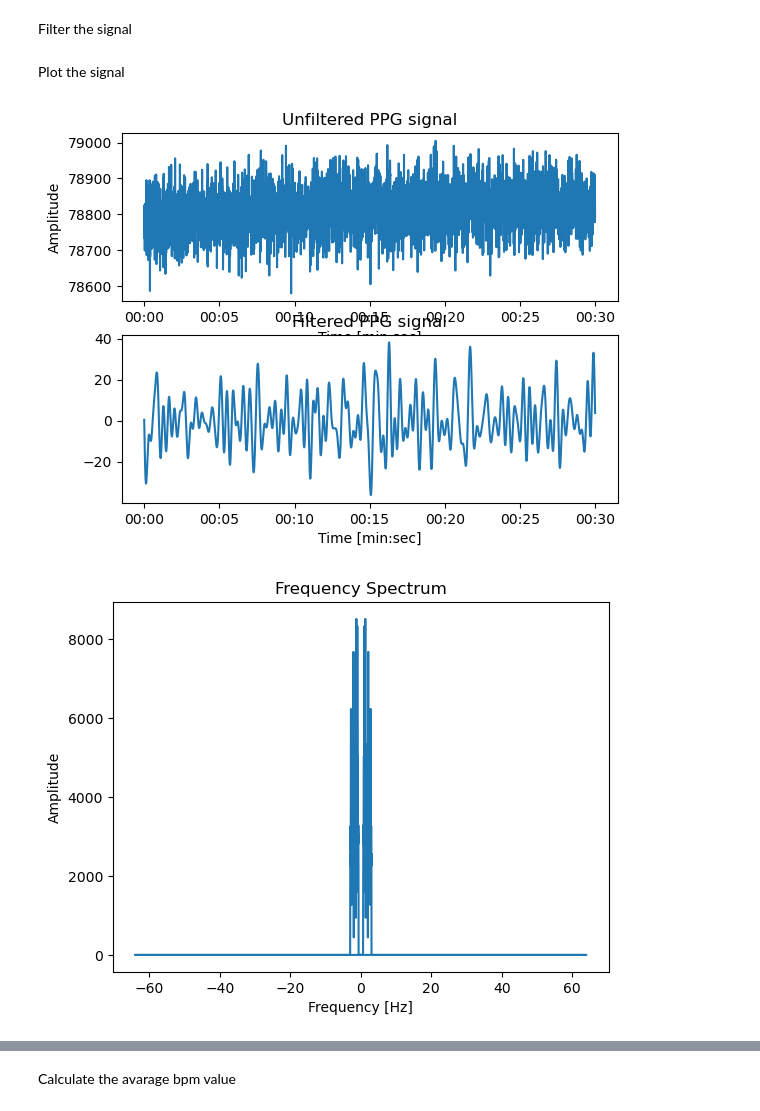
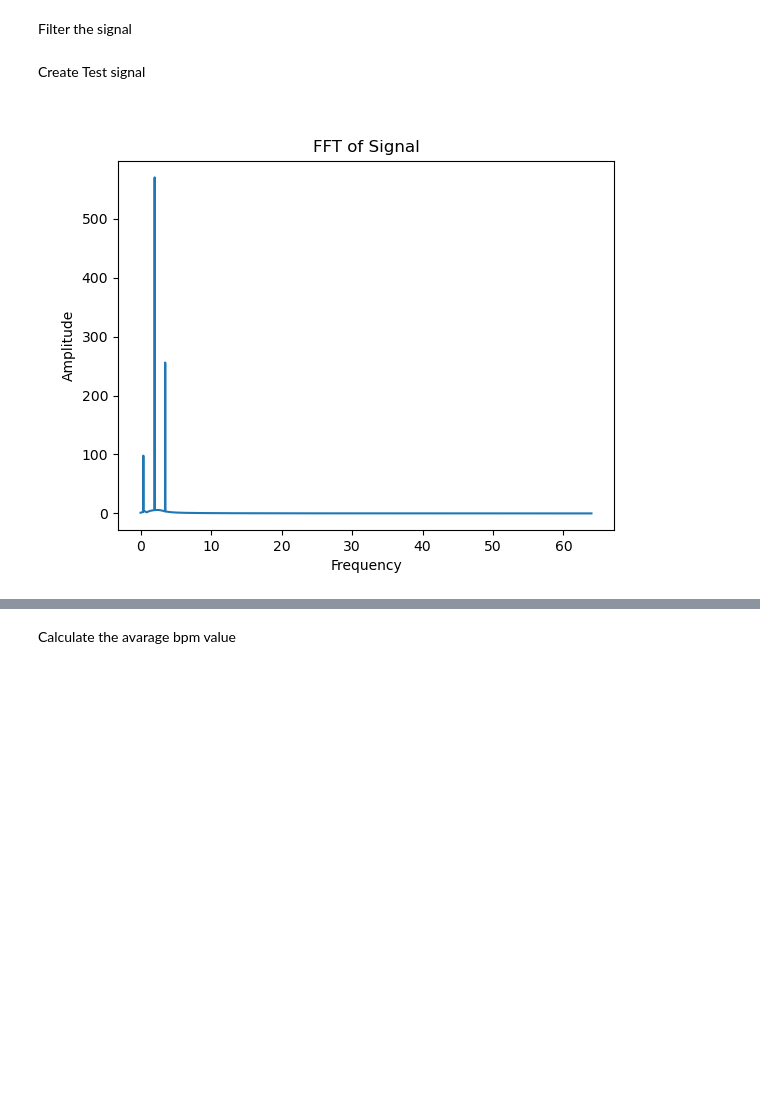
Before and after one commit to heden1/Heart-Rate-Estimation, a Jupyter notebook: groupXX_PPGHR.ipynb, the cells around one changed output, grey strips where cells are left out. Saved outputs shown, nothing was run; the diff lists cells and outputs as text; code cells hidden in the pictures; blank space fills up the shorter version.

```diff
--- a/groupXX_PPGHR.ipynb
+++ b/groupXX_PPGHR.ipynb
@@ -170,8 +166,31 @@ filtred_signal= filter_signal(ppg_phase0[plot_window_start*sampling_rate:plot_wi
-# %% [markdown]
-Plot the signal
-# %%
-subplot_signal(unfiltred_signal,filtred_signal, 'PPG wrist', 'Amplitude', 128)
-plot_frequency_spectrum(filtred_signal, 128)
-# %% [output]
-[figure, removed]
-[figure, removed]
+# %% [markdown]
+Create Test signal
+# %%
+import numpy as np
+
+# Define the parameters
+duration = 30  # seconds
+sampling_rate = 128  # Hz
+frequencies = [2, 0.4, 3.5]  # Hz
+amplitudes = [0.3, 0.4, 0.7]  # a.u.
+
+# Calculate the number of samples
+num_samples = int(duration * sampling_rate)
+
+# Generate the time axis
+time = np.arange(num_samples) / sampling_rate
+
+# Generate the signal
+test_signal = amplitudes[0]*np.sin(2 * np.pi * frequencies[0] * time) + amplitudes[1]*np.sin(2 * np.pi * frequencies[1] * time) + amplitudes[0]*np.sin(2 * np.pi * frequencies[2] * time)
+test_signal_filtred=filter_signal(test_signal,40,180,128)
+
+plt.figure()
+x,y=frequency_spectrum(test_signal_filtred, 128)
+# Plot the frequencies and the absolute values of the FFT
+plt.plot(x,y)
+plt.xlabel('Frequency')
+plt.ylabel('Amplitude')
+plt.title('FFT of Signal')
+plt.show()
+# %% [output]
+[figure, added]
```
Also changed, not shown: parts of 11 cells of this notebook, 3 other files.
